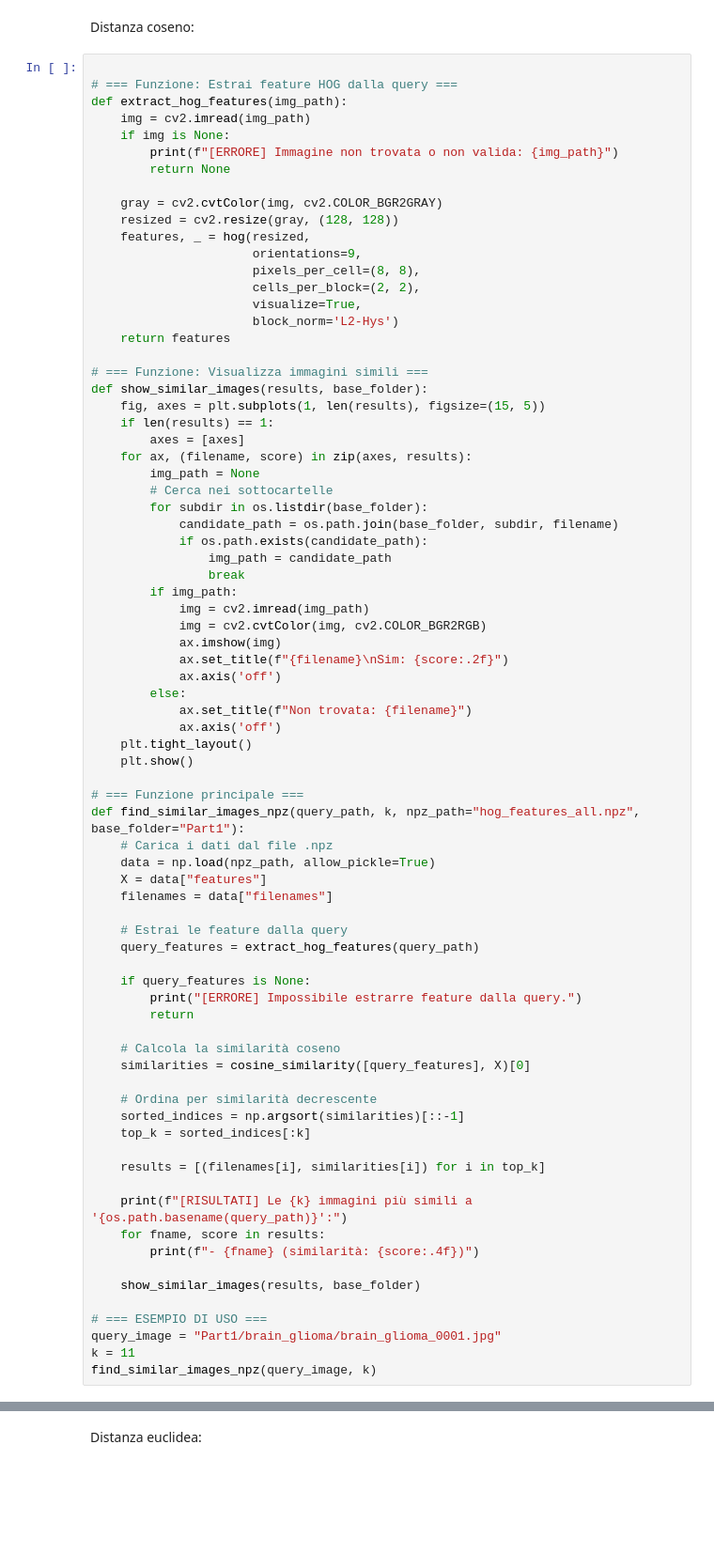
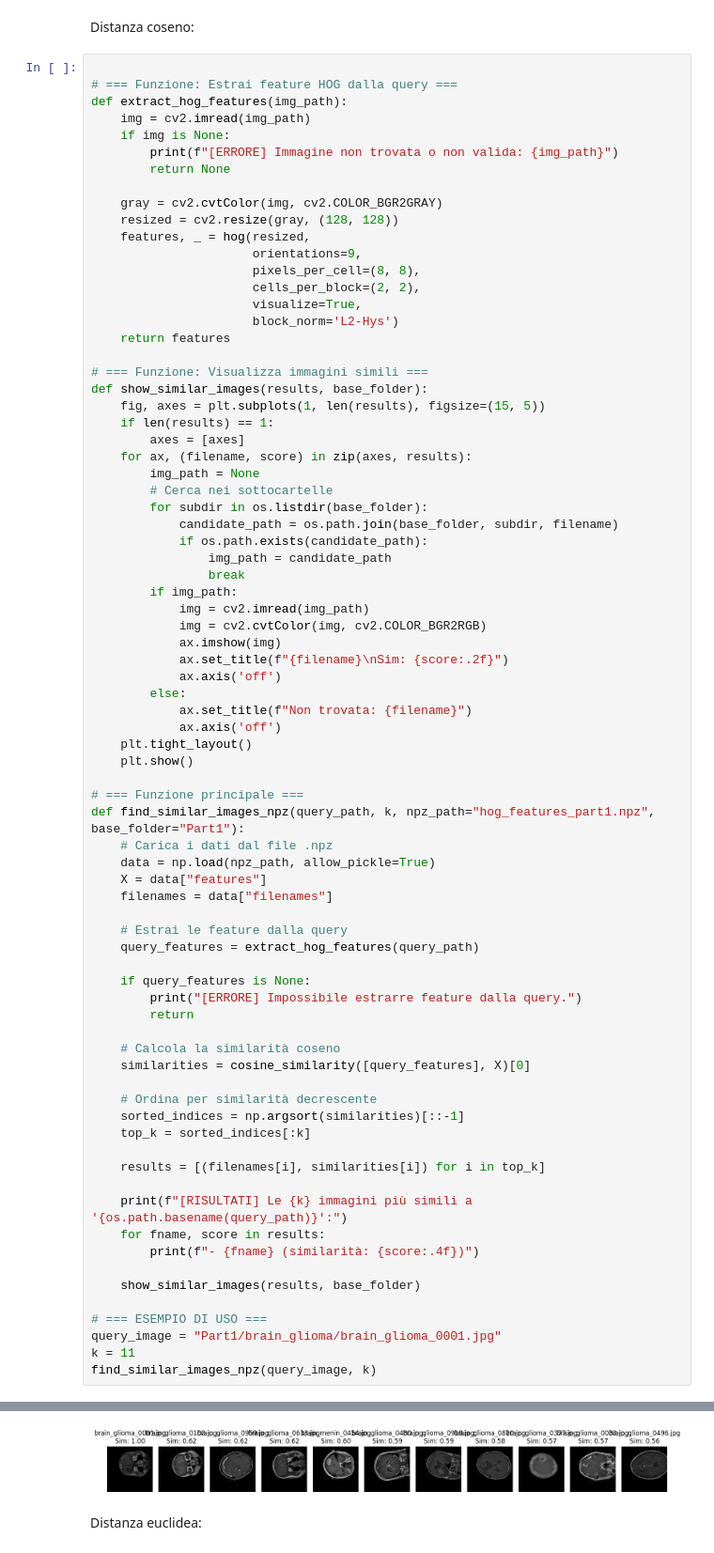
Before and after one commit to Calienn/DBmulti, a Jupyter notebook: HOG.ipynb, the cells around one changed output, grey strips where cells are left out. Shown at 94% size. Drawn from its saved outputs; the diff is of its cells as text; blank space fills up the shorter version.

```diff
--- a/HOG.ipynb
+++ b/HOG.ipynb
@@ -140,7 +155,7 @@ def show_similar_images(results, base_folder):
     plt.show()
 
 # === Funzione principale ===
-def find_similar_images_npz(query_path, k, npz_path="hog_features_all.npz", base_folder="Part1"):
+def find_similar_images_npz(query_path, k, npz_path="hog_features_part1.npz", base_folder="Part1"):
     # Carica i dati dal file .npz
     data = np.load(npz_path, allow_pickle=True)
     X = data["features"]
@@ -172,3 +187,4 @@ def find_similar_images_npz(query_path, k, npz_path="hog_features_all.npz", base
 query_image = "Part1/brain_glioma/brain_glioma_0001.jpg"
 k = 11
 find_similar_images_npz(query_image, k)
+# %% [output]
@@ -175,3 +203,4 @@ find_similar_images_npz(query_image, k)
+[figure, added]
 # %% [markdown]
 Distanza euclidea:
 # %%
```
Also changed, not shown: parts of 16 cells of this notebook, 4 other files.
